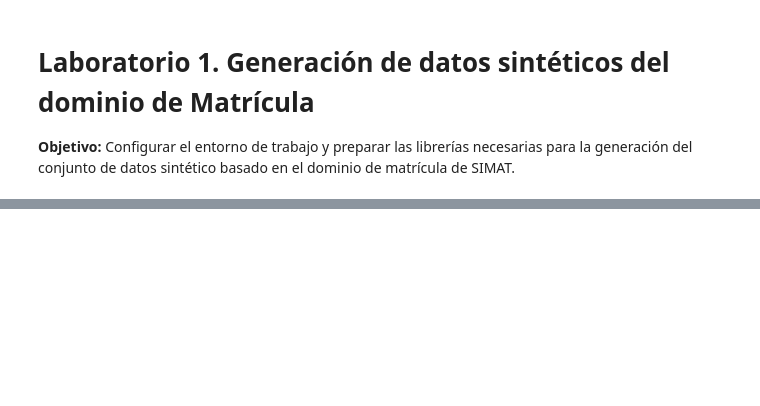
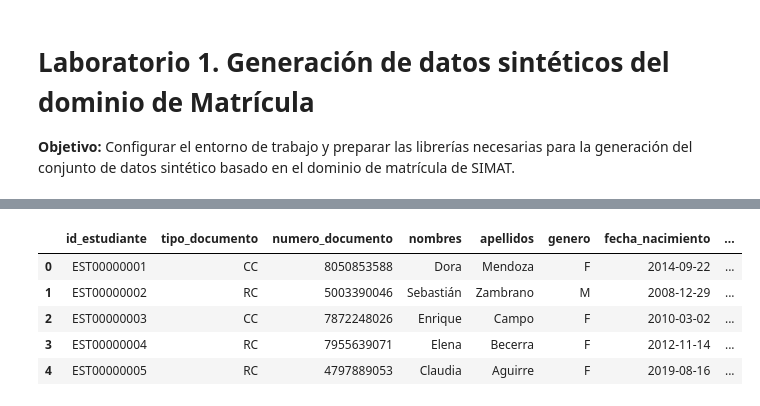
Before and after one commit to AlejoRochaC/TFM-Gobierno-Datos-SIMAT, a Jupyter notebook: notebooks/lab01_generacion_datos.ipynb, the cells around one changed output, grey strips where cells are left out. Cells and saved outputs as stored; diff of their text form; code cells hidden in the pictures; blank space fills up the shorter version.

```diff
--- a/notebooks/lab01_generacion_datos.ipynb
+++ b/notebooks/lab01_generacion_datos.ipynb
@@ -54,0 +115,13 @@ ModuleNotFoundError: No module named 'src'
+# %%
+from generators.estudiantes import generar_estudiantes
+
+estudiantes = generar_estudiantes(sedes)
+
+display(estudiantes.head())
+# %% [output]
+|  | id_estudiante | tipo_documento | numero_documento | nombres | apellidos | genero | fecha_nacimiento | ... |
+| 0 | EST00000001 | CC | 8050853588 | Dora | Mendoza | F | 2014-09-22 | ... |
+| 1 | EST00000002 | RC | 5003390046 | Sebastián | Zambrano | M | 2008-12-29 | ... |
+| 2 | EST00000003 | CC | 7872248026 | Enrique | Campo | F | 2010-03-02 | ... |
+| 3 | EST00000004 | RC | 7955639071 | Elena | Becerra | F | 2012-11-14 | ... |
+| 4 | EST00000005 | RC | 4797889053 | Claudia | Aguirre | F | 2019-08-16 | ... |
```
Also changed, not shown: parts of 16 cells of this notebook, 3 other files.
